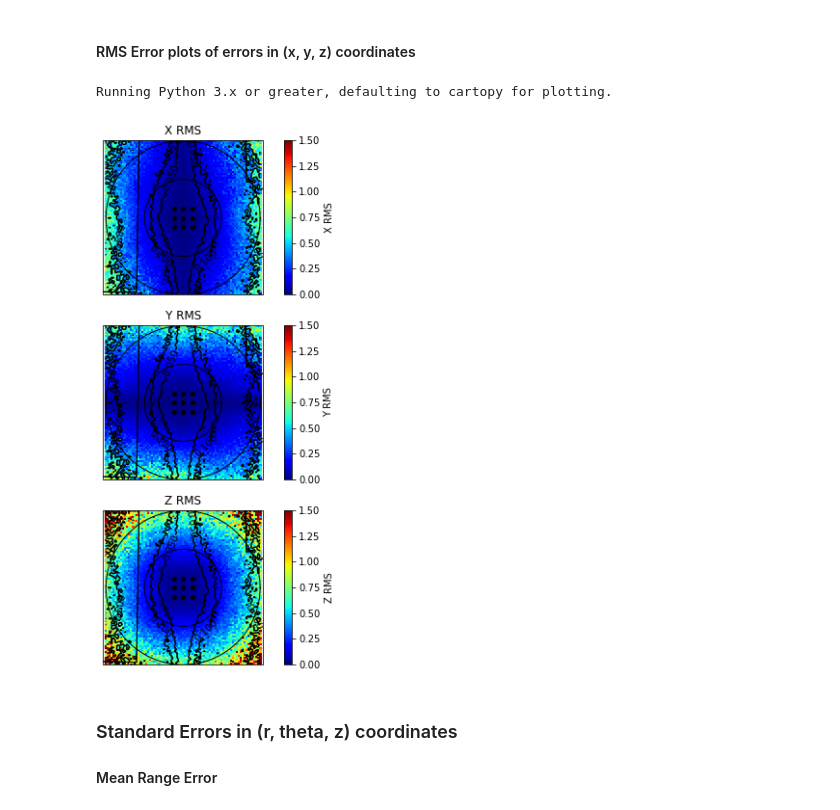
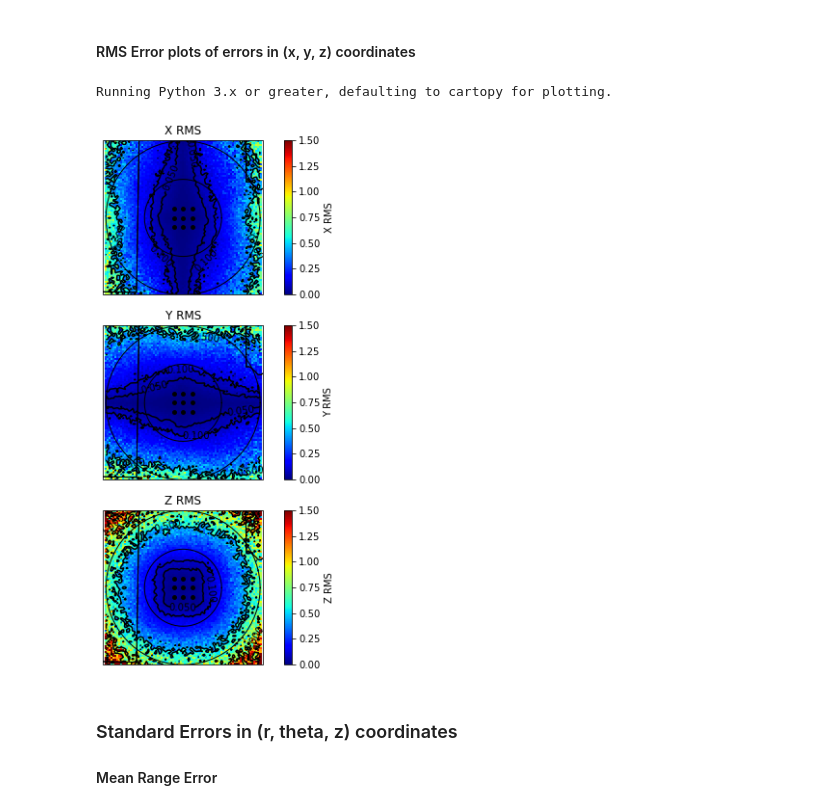
Before and after one commit to Vsalinas91/LMAsimulation, a Jupyter notebook: LMAsimulation_full.ipynb, the cells around one changed output. Drawn from its saved outputs; the diff is of its cells as text; code cells hidden in the pictures.

```diff
--- a/LMAsimulation_full.ipynb
+++ b/LMAsimulation_full.ipynb
@@ -222,36 +222,36 @@ if e is not None:
     plt.title('Z RMS')
     plt.show()
 else:
     print('Running Python 3.x or greater, defaulting to cartopy for plotting.')
     #Set up figure for single or multiple plots
     fig  = plt.figure(figsize=(4.5,10))
     ax1  = fig.add_subplot(311,projection=proj)
     ax2  = fig.add_subplot(312,projection=proj)
     ax3  = fig.add_subplot(313,projection=proj)
 
     #Get lat lon coordinates in meshed arrays
     lonp = plon.reshape(xcoords.shape[0],ycoords.shape[0])
     latp = plat.reshape(xcoords.shape[0],ycoords.shape[0])
 
     #Set params:
     plot_lon,plot_lat = lonp,latp
     buffer     = 0.01 #Sets map extents -- default is 0.01
     levels     = (0.05,0.1,0.5,1,5)
     plot_circles = True
     vmin,vmax  = 0,1.5
     cmap       = 'jet'
 
     sf.mapped_plot(fig,ax1,rms[0,:,:,0]/1000.,rms[0,:,:,0]/1000.,plot_lon,plot_lat,buffer,geo,tanp,cmap,vmin,vmax,
                         lon,lat,'X RMS',levels=(0.05,0.1,0.5,1,5),plot_circles=True)
 
-    sf.mapped_plot(fig,ax2,rms[1,:,:,0]/1000.,rms[0,:,:,0]/1000.,plot_lon,plot_lat,buffer,geo,tanp,cmap,vmin,vmax,
+    sf.mapped_plot(fig,ax2,rms[1,:,:,0]/1000.,rms[1,:,:,0]/1000.,plot_lon,plot_lat,buffer,geo,tanp,cmap,vmin,vmax,
                         lon,lat,'Y RMS',levels=(0.05,0.1,0.5,1,5),plot_circles=True)
 
-    sf.mapped_plot(fig,ax3,rms[2,:,:,0]/1000.,rms[0,:,:,0]/1000.,plot_lon,plot_lat,buffer,geo,tanp,cmap,vmin,vmax,
+    sf.mapped_plot(fig,ax3,rms[2,:,:,0]/1000.,rms[2,:,:,0]/1000.,plot_lon,plot_lat,buffer,geo,tanp,cmap,vmin,vmax,
                         lon,lat,'Z RMS',levels=(0.05,0.1,0.5,1,5),plot_circles=True)
 # %% [output]
 Running Python 3.x or greater, defaulting to cartopy for plotting.
-[figure, old version]
+[figure, new version]
 # %% [markdown]
 ### Standard Errors in (r, theta, z) coordinates
 #### Mean Range Error
```
Also changed, not shown: 3 other files.
